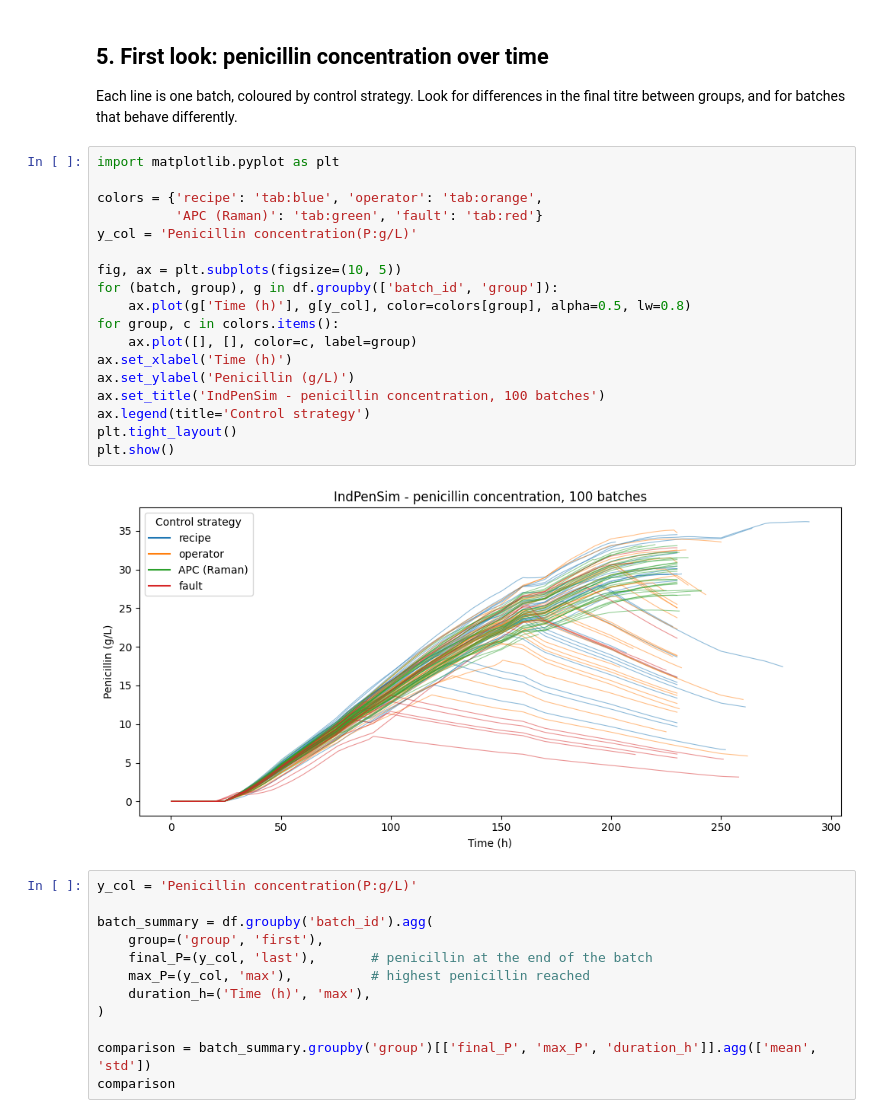
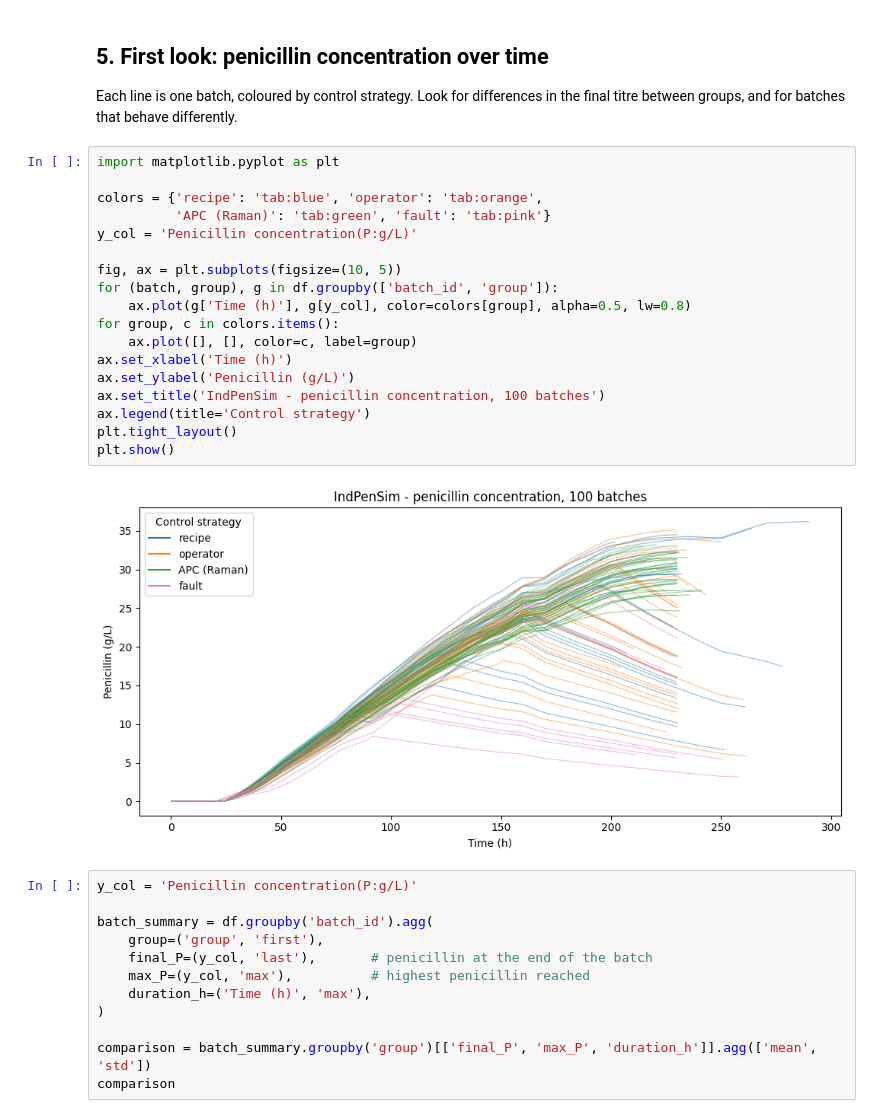
Before and after one commit to AHichem/resilient-process-monitoring, a Jupyter notebook: notebooks/01_load_and_explore.ipynb, the cells around one changed output. Saved outputs shown, nothing was run; the diff lists cells and outputs as text.

```diff
--- a/notebooks/01_load_and_explore.ipynb
+++ b/notebooks/01_load_and_explore.ipynb
@@ -405,23 +405,23 @@ Each line is one batch, coloured by control strategy. Look for differences in th
 # %%
 import matplotlib.pyplot as plt
 
 colors = {'recipe': 'tab:blue', 'operator': 'tab:orange',
-          'APC (Raman)': 'tab:green', 'fault': 'tab:red'}
+          'APC (Raman)': 'tab:green', 'fault': 'tab:pink'}
 y_col = 'Penicillin concentration(P:g/L)'
 
 fig, ax = plt.subplots(figsize=(10, 5))
 for (batch, group), g in df.groupby(['batch_id', 'group']):
     ax.plot(g['Time (h)'], g[y_col], color=colors[group], alpha=0.5, lw=0.8)
 for group, c in colors.items():
     ax.plot([], [], color=c, label=group)
 ax.set_xlabel('Time (h)')
 ax.set_ylabel('Penicillin (g/L)')
 ax.set_title('IndPenSim - penicillin concentration, 100 batches')
 ax.legend(title='Control strategy')
 plt.tight_layout()
 plt.show()
 # %% [output]
-[figure, old version]
+[figure, new version]
 # %%
 y_col = 'Penicillin concentration(P:g/L)'
 
```
Also changed, not shown: parts of 7 cells of this notebook.
